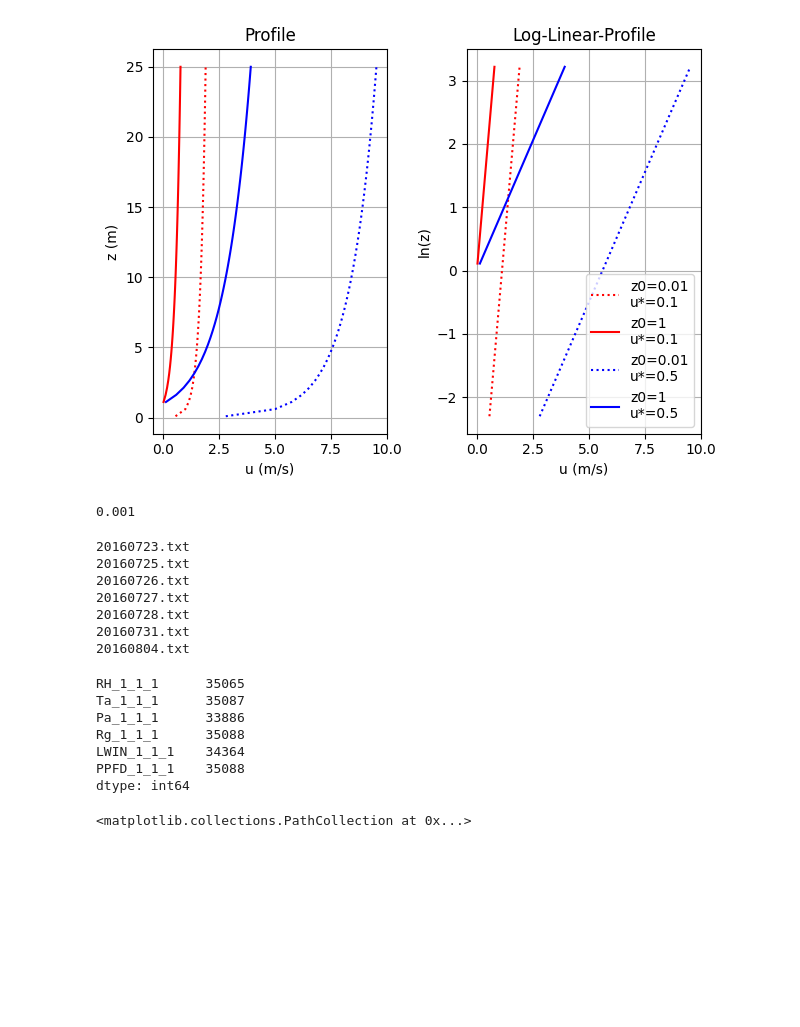
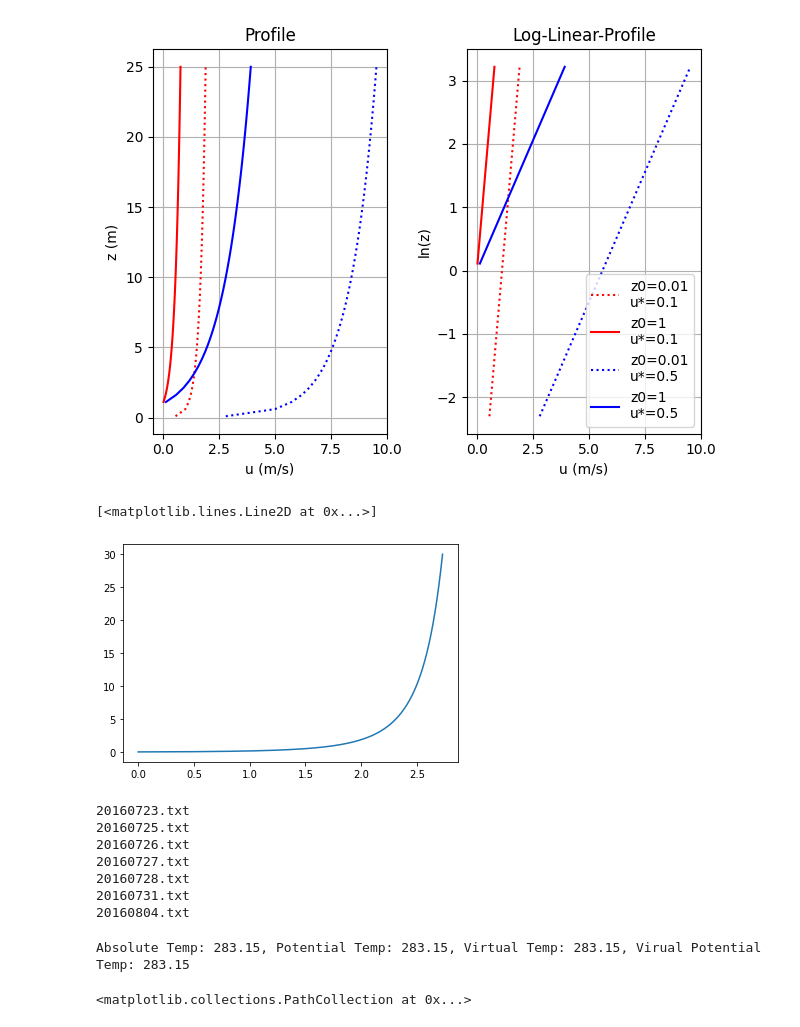
Before and after one commit to GEOS300/GEOS300.github.io, a Jupyter notebook: _Code/Sandbox.ipynb, the cells around one changed output. Cells and saved outputs as stored; diff of their text form; code cells hidden in the pictures; blank space fills up the shorter version.

```diff
--- a/_Code/Sandbox.ipynb
+++ b/_Code/Sandbox.ipynb
@@ -538,10 +538,41 @@ for a in ax:
 plt.tight_layout()
 # %% [output]
 [figure]
-# %%
-1e-3
-# %% [output]
-0.001
+# %%
+import numpy as np
+import matplotlib.pyplot as plt
+
+def get_Phi_M(zeta):
+    Phi_M = np.ones(zeta.shape)
+    # Stable/Neutral
+    Phi_M[zeta>0] = 1 + 4.7 * zeta[zeta>0]
+    # Unstable
+    Phi_M[zeta<0] = (1 - 15 * zeta[zeta<0])**-0.25
+    return (Phi_M)
+
+def integrate_profile(L,u_star,z0,z,step_size = 0.001):
+    k = 0.41
+    # Create an array of Z values at "step_size" resolution
+    Z = np.arange(z0,z,step_size)
+    # Calculate stability parameter
+    zeta = Z/L
+    # Get zeta values
+    Phi_M = get_Phi_M(zeta)
+    # Get slope wind profile at each z
+    dubar_dz = u_star/(k*Z)*Phi_M
+    # Integrate by step, starting at z0 where u_bar = 0
+    u_bar = np.cumsum(dubar_dz*step_size)-(dubar_dz[0]*step_size)
+
+    return(Z,u_bar)
+
+
+
+Z,u_bar = integrate_profile(-10,.2,.02,30)
+plt.figure()
+plt.plot(u_bar,Z)
+# %% [output]
+[<matplotlib.lines.Line2D at 0x...>]
+[figure, added]
 # %%
 import os
 import pandas as pd
@@ -572,13 +603,26 @@ for i,f in enumerate(os.listdir(in_dir)):
 20160728.txt
 20160731.txt
 20160804.txt
-# %%
-BM.count()
-# %% [output]
-RH_1_1_1      35065
-Ta_1_1_1      35087
-Pa_1_1_1      33886
-Rg_1_1_1      35088
-LWIN_1_1_1    34364
-PPFD_1_1_1    35088
-dtype: int64
+# %%
+class Temp_Corrections:
+  # Inputs:
+  # Required: T (temp in K), r_v (water vapor mixing ratio in mol/mol), z (height in m)
+  # Optional: r_l (mixing ratio of liquid water in mol/mol), z_reff (reference height in m)
+  def __init__(self,T,r_v,z,r_l=0,z_reff=0):
+    self.T,self.r_v,self.z = T,r_v,z
+    self.r_l,self.z_reff=r_l,z_reff
+    self.Potential_Temp()
+    self.Virtual_Temp()
+    self.summary()
+  def Potential_Temp(self):
+    DALR = 0.01
+    self.Theta = self.T+DALR*(self.z-self.z_reff)
+  def Virtual_Temp(self):
+    self.T_v = (1 + 0.61 * self.r_v - self.r_l) * self.T
+    self.theta_v = (1 + 0.61 * self.r_v - self.r_l) * self.Theta
+  def summary(self):
+    print(f'Absolute Temp: {self.T:.2f}, Potential Temp: {self.Theta:.2f}, Virtual Temp: {self.T_v:.2f}, Virual Potential Temp: {self.theta_v:.2f}')
+
+T_0 = Temp_Corrections(T=283.15,r_v=0,z=0)
+# %% [output]
+Absolute Temp: 283.15, Potential Temp: 283.15, Virtual Temp: 283.15, Virual Potential Temp: 283.15
```
Also changed, not shown: parts of 1 cell of this notebook, 24 other files.
